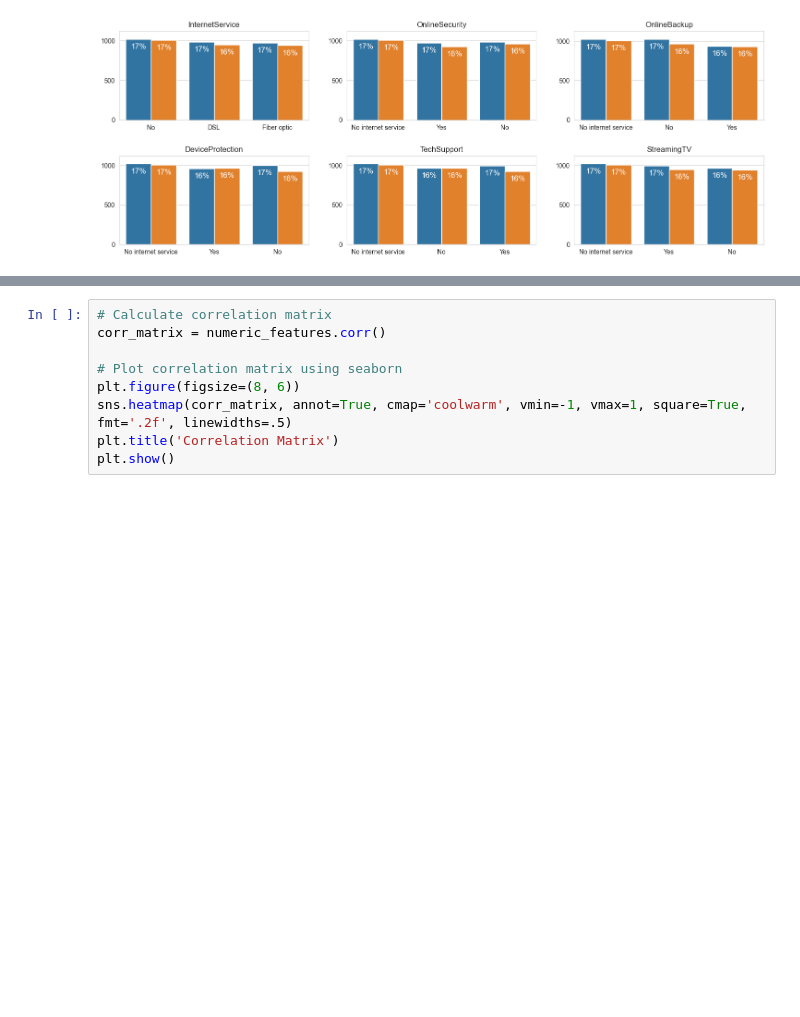
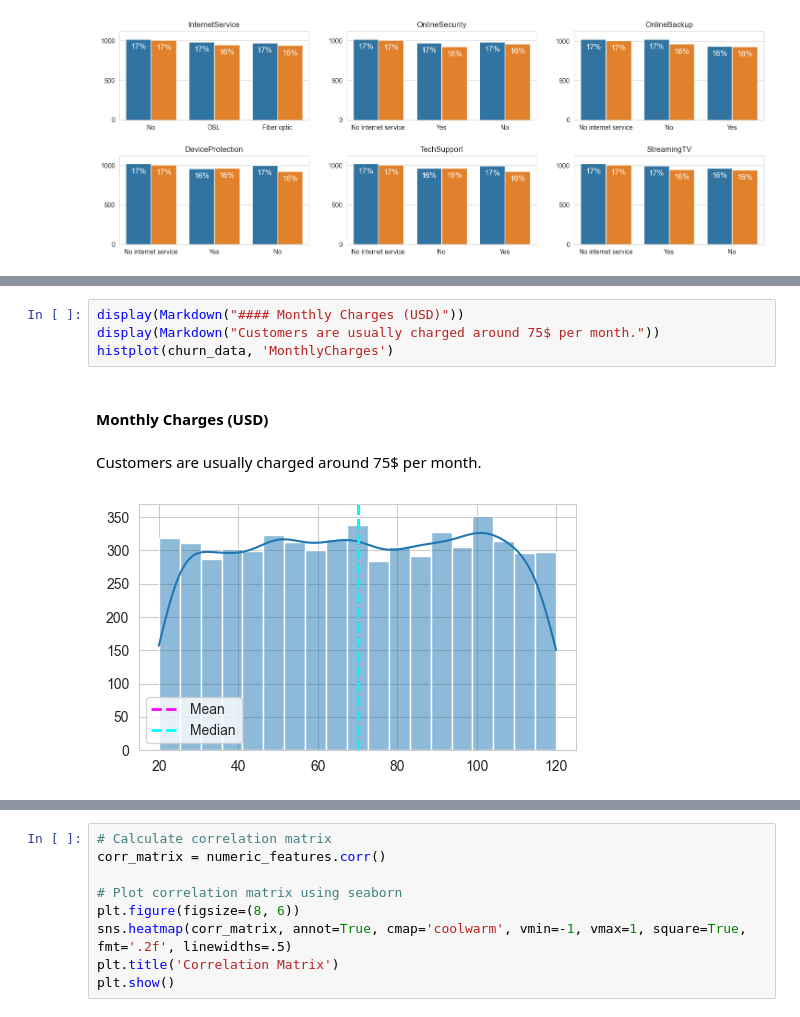
Before and after one commit to huixincai/customer-churn-analysis, a Jupyter notebook: Customer-churn-Analysis.ipynb, the cells around one changed output, grey strips where cells are left out. Saved outputs shown, nothing was run; the diff lists cells and outputs as text; blank space fills up the shorter version.

```diff
--- a/Customer-churn-Analysis.ipynb
+++ b/Customer-churn-Analysis.ipynb
@@ -276,0 +293,8 @@ NameError: name 'numeric_features' is not defined
+# %%
+display(Markdown("#### Monthly Charges (USD)"))
+display(Markdown("Customers are usually charged around 75$ per month."))
+histplot(churn_data, 'MonthlyCharges')
+# %% [output]
+#### Monthly Charges (USD)
+Customers are usually charged around 75$ per month.
+[figure, added]
```
Also changed, not shown: parts of 6 cells of this notebook.
